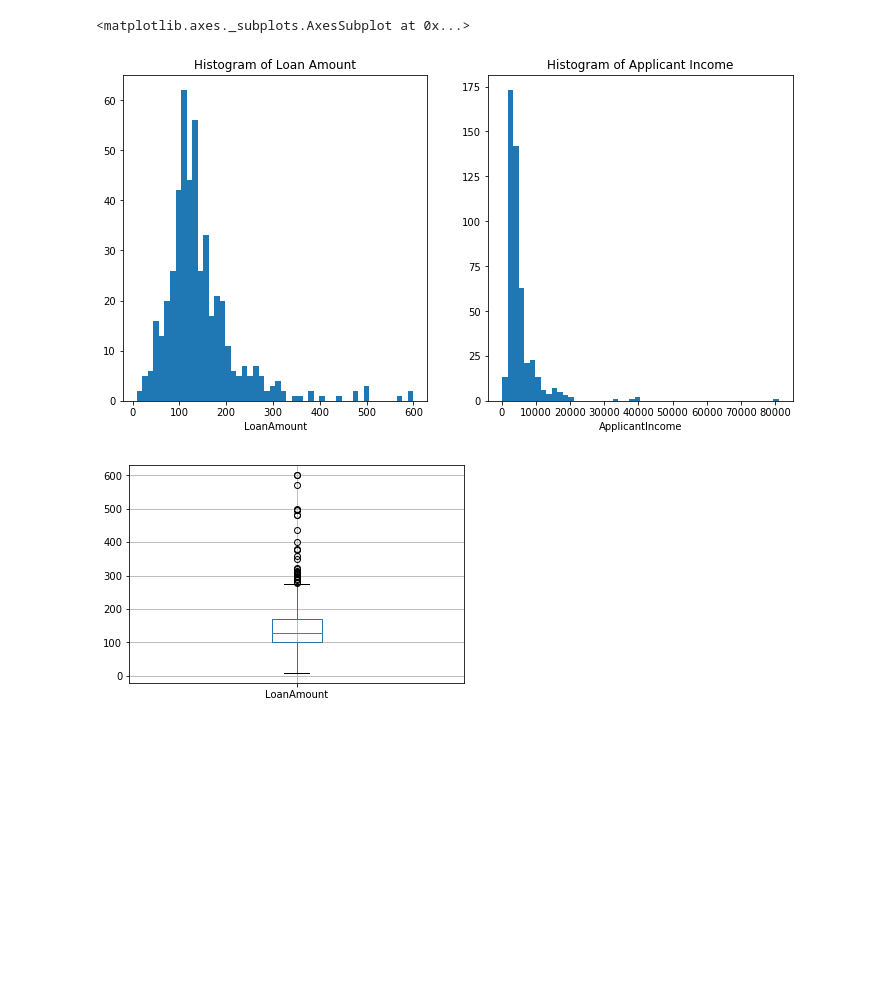
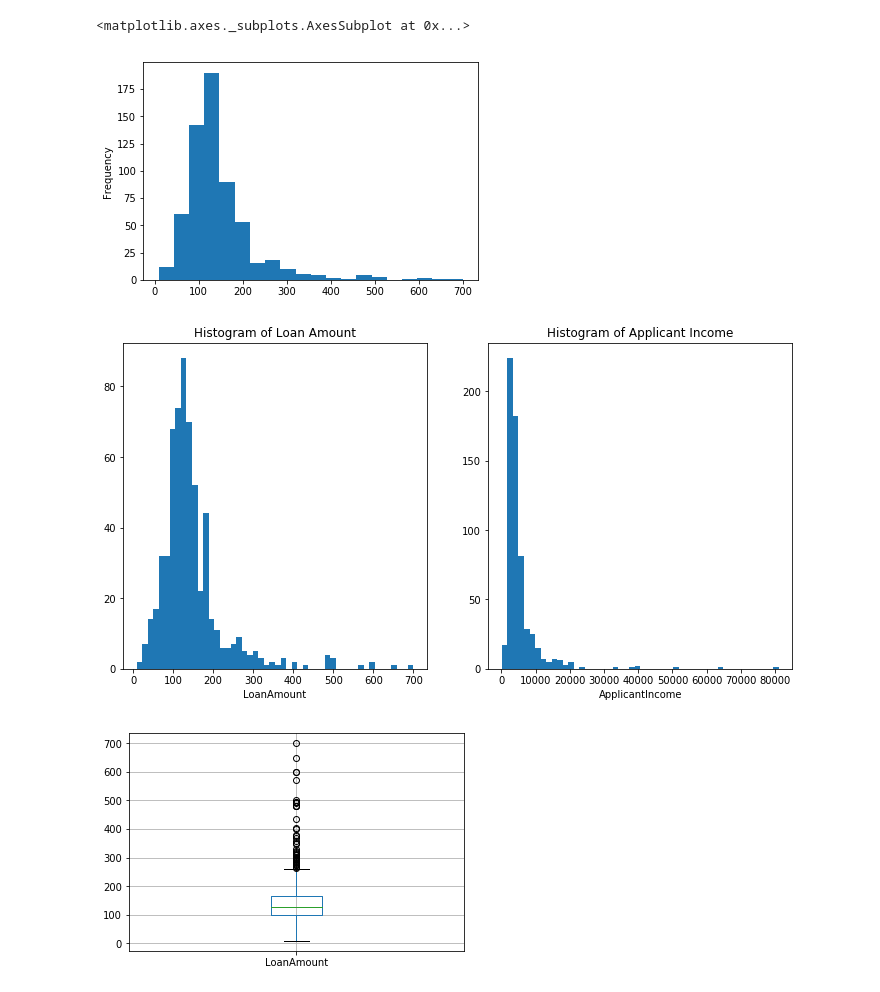
Before and after one commit to bharnats/Mortgage_Masters, a Jupyter notebook: cleanData_explore_train.ipynb, the cells around one changed output. Cells and saved outputs as stored; diff of their text form; code cells hidden in the pictures; blank space fills up the shorter version.

```diff
--- a/cleanData_explore_train.ipynb
+++ b/cleanData_explore_train.ipynb
@@ -88,0 +85,13 @@ Name: Loan_Status, dtype: int64
+# %%
+# Replace remaining NaN's in Credit History with no/0
+loans.loc[loans['Credit_History'].isnull(), 'Credit_History'] = 0
+# %%
+# Replace NaN's in Loan Amount Term with 360, which is the majority of loan terms
+loans.loc[loans['Loan_Amount_Term'].isnull(), 'Loan_Amount_Term'] = 360
+# %%
+# Replace the NaN's in Self Employed with No
+loans.loc[loans['Self_Employed'].isnull(), 'Self_Employed'] = 'No'
+# %%
+# Replace the NaN's in Loan Amount with the average loan amount
+averageloan = loans['LoanAmount'].mean()
+loans.loc[loans['LoanAmount'].isnull(), 'LoanAmount'] = averageloan
@@ -96,25 +128,26 @@ df['LoanAmount'].plot.hist(bins=20)
 # %%
 # Frequency charts for Loan Amount and Applicant Income
 fig = plt.figure(figsize=(12, 6))
 Amount = fig.add_subplot(121)
 Income = fig.add_subplot(122)
 
-Amount.hist(df['LoanAmount'], bins=50)
+Amount.hist(loans['LoanAmount'], bins=50)
 Amount.set_xlabel('LoanAmount')
 Amount.set_title("Histogram of Loan Amount")
 
-Income.hist(df['ApplicantIncome'], bins=50)
+Income.hist(loans['ApplicantIncome'], bins=50)
 Income.set_xlabel('ApplicantIncome')
 Income.set_title("Histogram of Applicant Income")
 
 plt.show()
 # %% [output]
-[figure, old version]
+[figure, new version]
+[figure, added]
 # %%
 # Outliers and extreme values for LoanAmount
-df.boxplot(column='LoanAmount')
+loans.boxplot(column='LoanAmount')
 plt.show()
 # %% [output]
-[figure, old version]
+[figure, new version]
 # %%
 # Outliers and extreme values for 'ApplicantIncome'
```
Also changed, not shown: parts of 25 cells of this notebook, 6 other files.
